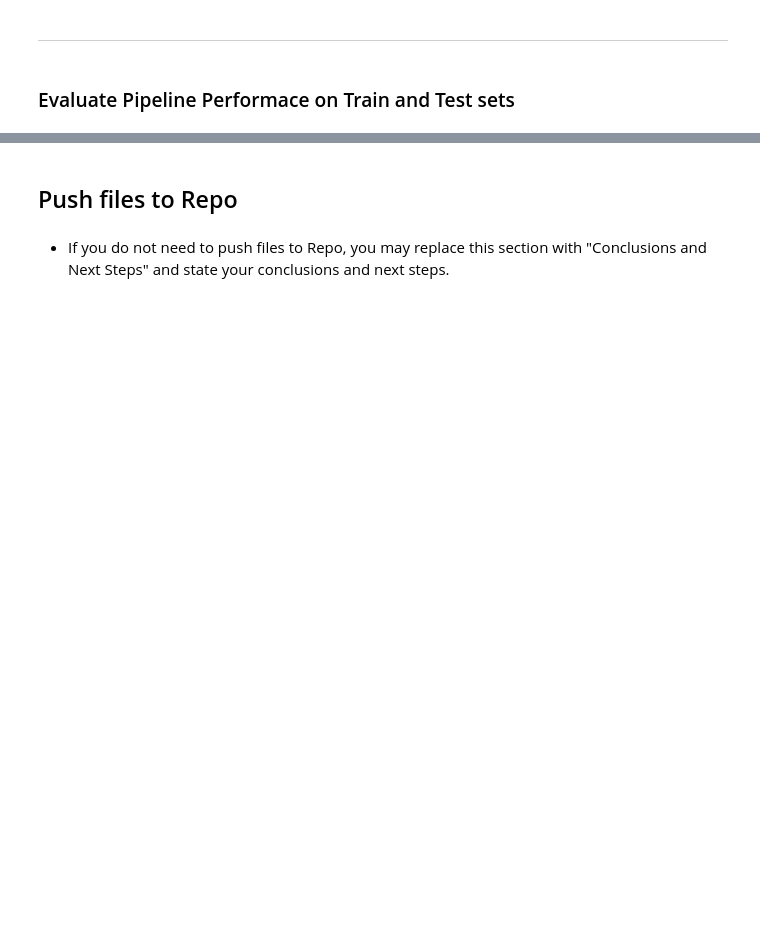
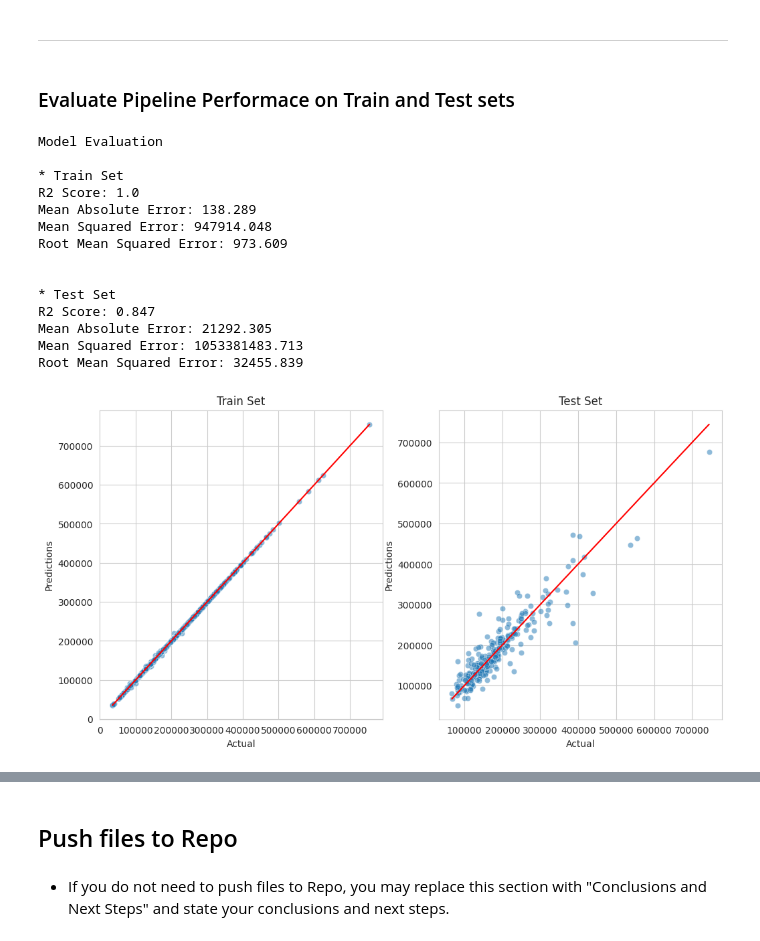
Before and after one commit to GeorgeOsborn97/CI-Project-5-Predictive-Analytics, a Jupyter notebook: jupyter_notebooks/05 - Model and Evaluation - Predict Sales Price.ipynb, the cells around one changed output, grey strips where cells are left out. Cells and saved outputs as stored; diff of their text form; code cells hidden in the pictures; blank space fills up the shorter version.

```diff
--- a/jupyter_notebooks/05 - Model and Evaluation - Predict Sales Price.ipynb
+++ b/jupyter_notebooks/05 - Model and Evaluation - Predict Sales Price.ipynb
@@ -395,14 +397,14 @@ ___
 # %% [markdown]
 ### Evaluate Pipeline Performace on Train and Test sets
 # %%
-def regression_performance(X_train, y_train, X_test, y_test,pipeline):
+def rgs_performance(X_train, y_train, X_test, y_test,pipeline):
 	print("Model Evaluation \n")
 	print("* Train Set")
-	regression_evaluation(X_train,y_train,pipeline)
+	rgs_evaluation(X_train,y_train,pipeline)
 	print("* Test Set")
-	regression_evaluation(X_test,y_test,pipeline)
+	rgs_evaluation(X_test,y_test,pipeline)
 
-def regression_evaluation(X,y,pipeline):
+def rgs_evaluation(X,y,pipeline):
   prediction = pipeline.predict(X)
   print('R2 Score:', r2_score(y, prediction).round(3))
   print('Mean Absolute Error:', mean_absolute_error(y, prediction).round(3))
@@ -411,7 +413,7 @@ def regression_evaluation(X,y,pipeline):
   print("\n")
 
 
-def regression_evaluation_plots(X_train, y_train, X_test, y_test, pipeline, alpha_scatter=0.5):
+def rgs_evaluation_plots(X_train, y_train, X_test, y_test, pipeline, alpha_scatter=0.5):
   pred_train = pipeline.predict(X_train)
   pred_test = pipeline.predict(X_test)
 
@@ -430,3 +432,22 @@ def regression_evaluation_plots(X_train, y_train, X_test, y_test, pipeline, alph
   axes[1].set_title("Test Set")
 
   plt.show()
+# %%
+rgs_performance(X_train, y_train, X_test, y_test, best_regressor_pipeline)
+rgs_evaluation_plots(X_train, y_train, X_test, y_test, best_regressor_pipeline)
+# %% [output]
+Model Evaluation
+
+* Train Set
+R2 Score: 1.0
+Mean Absolute Error: 138.289
+Mean Squared Error: 947914.048
+Root Mean Squared Error: 973.609
+
+
+* Test Set
+R2 Score: 0.847
+Mean Absolute Error: 21292.305
+Mean Squared Error: 1053381483.713
+Root Mean Squared Error: 32455.839
+[figure, added]
```
Also changed, not shown: parts of 37 cells of this notebook.
